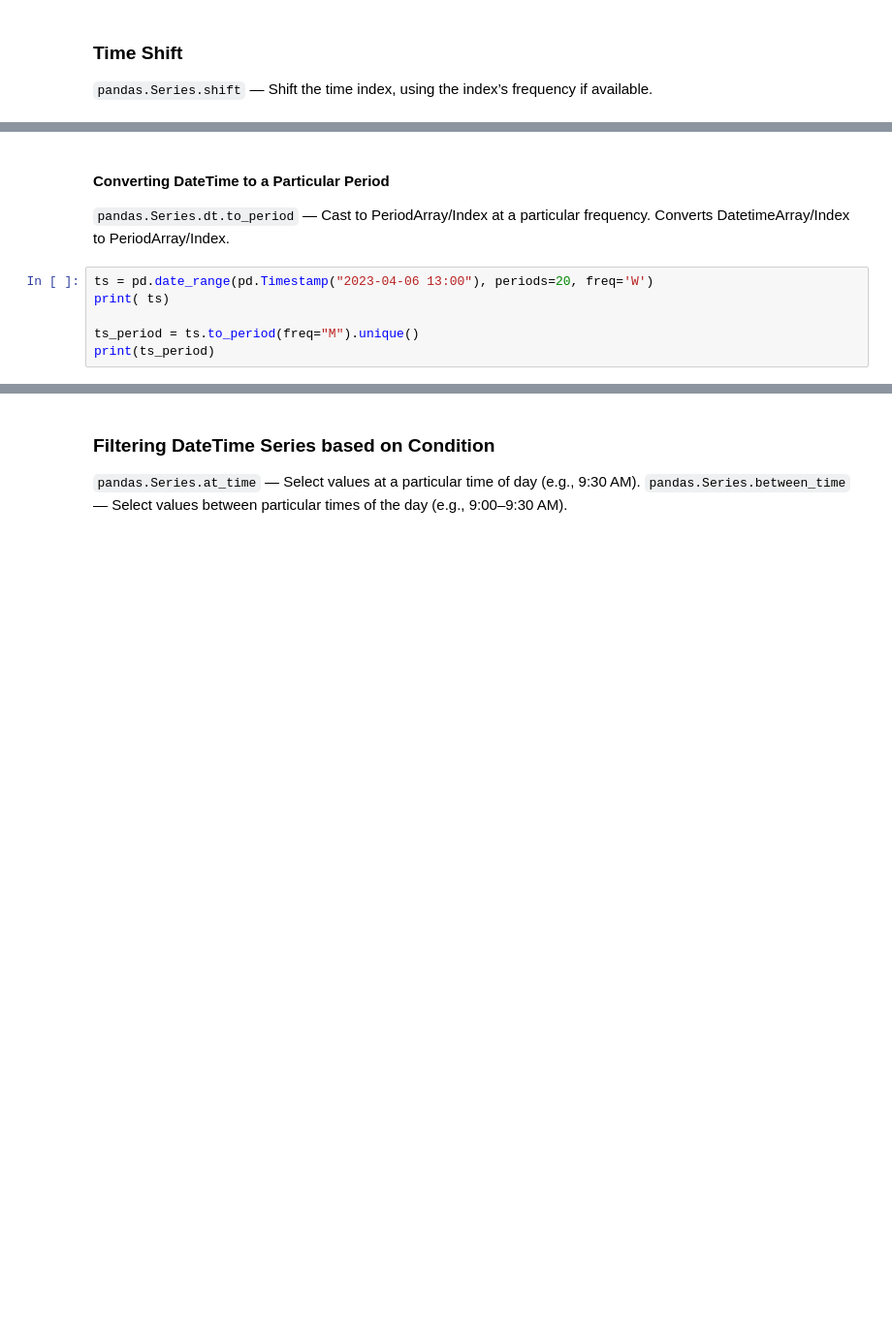
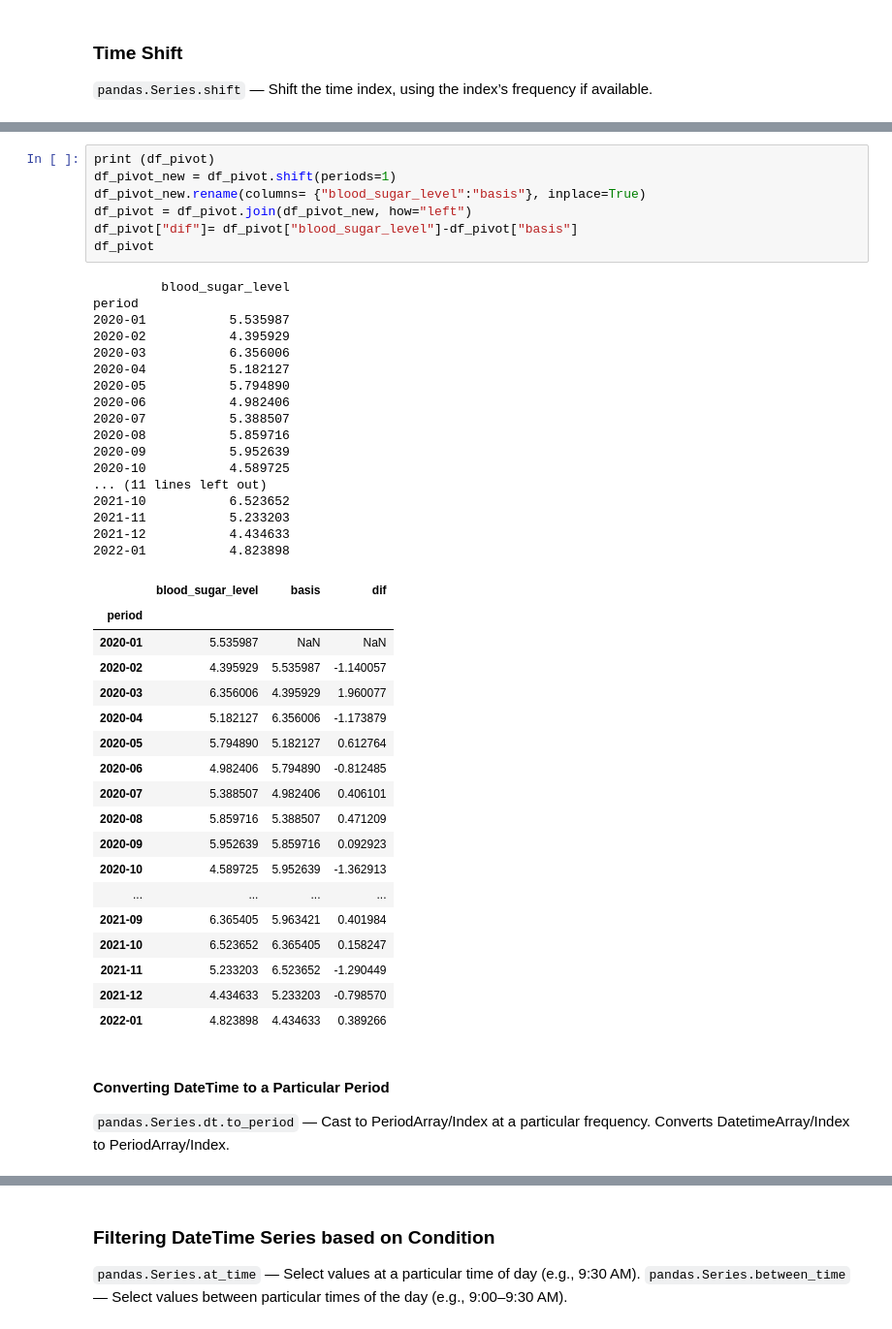
Before and after one commit to lennertamas/pandas, a Jupyter notebook: 14-TimeSeries/14-timeseries.ipynb, the cells around one changed output, grey strips where cells are left out. Shown at 97% size. Cells and saved outputs as stored; diff of their text form; blank space fills up the shorter version.

```diff
--- a/14-TimeSeries/14-timeseries.ipynb
+++ b/14-TimeSeries/14-timeseries.ipynb
@@ -86,13 +177,50 @@ df_pivot.shift(periods=1).head()
+# %%
+print (df_pivot)
+df_pivot_new = df_pivot.shift(periods=1)
+df_pivot_new.rename(columns= {"blood_sugar_level":"basis"}, inplace=True)
+df_pivot = df_pivot.join(df_pivot_new, how="left")
+df_pivot["dif"]= df_pivot["blood_sugar_level"]-df_pivot["basis"]
+df_pivot
+# %% [output]
+         blood_sugar_level
+period
+2020-01           5.535987
+2020-02           4.395929
+2020-03           6.356006
+2020-04           5.182127
+2020-05           5.794890
+2020-06           4.982406
+2020-07           5.388507
+2020-08           5.859716
+2020-09           5.952639
+2020-10           4.589725
+... (11 lines left out)
+2021-10           6.523652
+2021-11           5.233203
+2021-12           4.434633
+2022-01           4.823898
+|  | blood_sugar_level | basis | dif |
+| period |  |  |  |
+| 2020-01 | 5.535987 | NaN | NaN |
+| 2020-02 | 4.395929 | 5.535987 | -1.140057 |
+| 2020-03 | 6.356006 | 4.395929 | 1.960077 |
+| 2020-04 | 5.182127 | 6.356006 | -1.173879 |
+| 2020-05 | 5.794890 | 5.182127 | 0.612764 |
+| 2020-06 | 4.982406 | 5.794890 | -0.812485 |
+| 2020-07 | 5.388507 | 4.982406 | 0.406101 |
+| 2020-08 | 5.859716 | 5.388507 | 0.471209 |
+| 2020-09 | 5.952639 | 5.859716 | 0.092923 |
+| 2020-10 | 4.589725 | 5.952639 | -1.362913 |
+| ... | ... | ... | ... |
+| 2021-09 | 6.365405 | 5.963421 | 0.401984 |
+| 2021-10 | 6.523652 | 6.365405 | 0.158247 |
+| 2021-11 | 5.233203 | 6.523652 | -1.290449 |
+| 2021-12 | 4.434633 | 5.233203 | -0.798570 |
+| 2022-01 | 4.823898 | 4.434633 | 0.389266 |
 # %% [markdown]
 #### Converting DateTime to a Particular Period
 
 `pandas.Series.dt.to_period` — Cast to PeriodArray/Index at a particular frequency. Converts DatetimeArray/Index to PeriodArray/Index.
-# %%
-ts = pd.date_range(pd.Timestamp("2023-04-06 13:00"), periods=20, freq='W')
-print( ts)
-
-ts_period = ts.to_period(freq="M").unique()
-print(ts_period)
 # %%
 df["period"] = df["dates"].dt.to_period(freq="M")
 print(df[['dates', 'period']].head())
```
Also changed, not shown: parts of 13 cells of this notebook, 6 other files.
